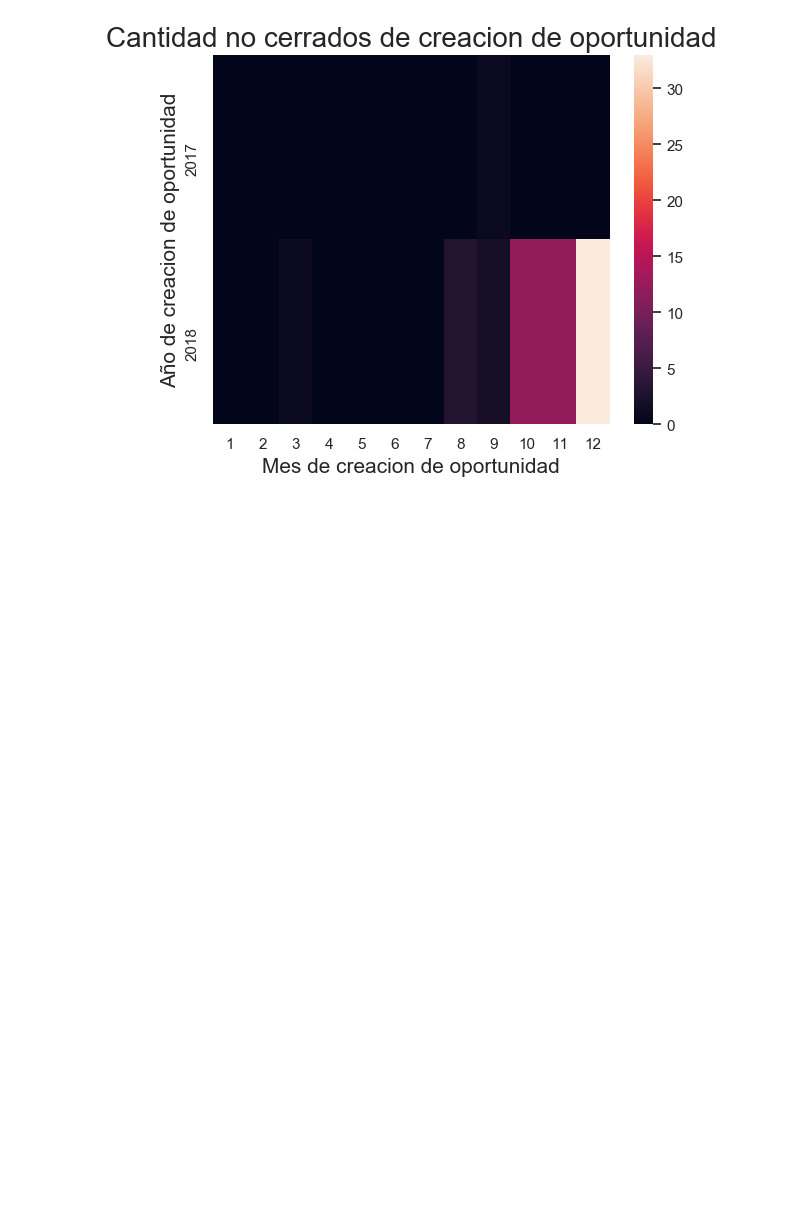
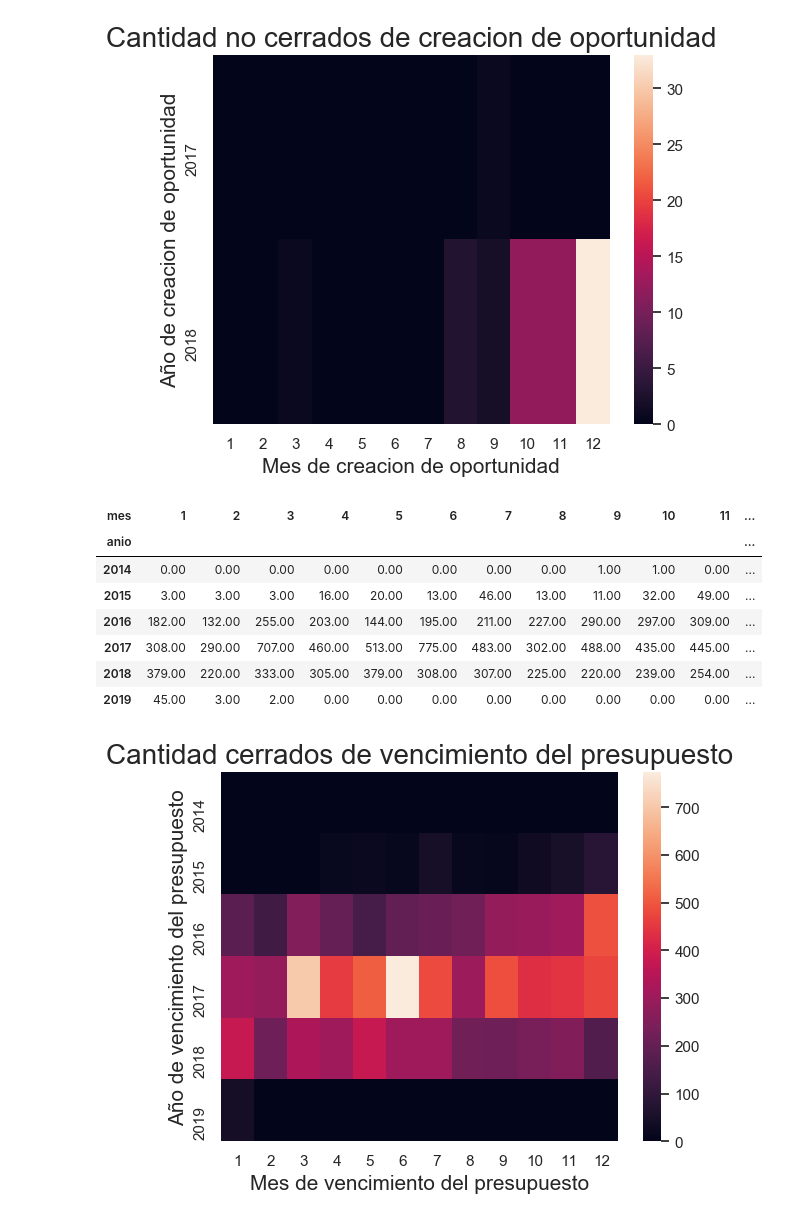
Before and after one commit to GIBelletti/TP1-datos, a Jupyter notebook: TP1.ipynb, the cells around one changed output. Drawn from its saved outputs; the diff is of its cells as text; code cells hidden in the pictures; blank space fills up the shorter version.

```diff
--- a/TP1.ipynb
+++ b/TP1.ipynb
@@ -130,13 +130,13 @@ def establecerTipos(df):
     listaDeColumnasBooleanas = ['Pricing, Delivery_Terms_Quote_Appr','Pricing, Delivery_Terms_Approved','Bureaucratic_Code_0_Approval','Bureaucratic_Code_0_Approved']
     convertirATipo(df,listaDeColumnasBooleanas,'bool')
     #categoricas
-    listaDeColumnasBooleanas = ['Region','Territory','Bureaucratic_Code','Source','Billing_Country','Account_Name','Opportunity_Name']
-    convertirATipo(df,listaDeColumnasBooleanas,'category')
+    listaDeColumnasCategoricas = ['Product_Category_B','Prod_Category_A','Product_Family','Region','Territory','Bureaucratic_Code','Source','Billing_Country','Account_Name','Opportunity_Name']
+    convertirATipo(df,listaDeColumnasCategoricas,'category')
     return df
 
 def preparacionDelDataFrame(df):
     df = establecerTipos(df)
-    df['Closed'] = df['Stage'].replace({'Closed Won': 1, 'Closed Lost': 1, 'Negotiation':0,'Proposal':0,'Qualification':0})
+    df['Closed'] = df['Stage'].replace({'Closed Won': True, 'Closed Lost': True, 'Negotiation':False,'Proposal':False,'Qualification':False})
     df['Closed'].value_counts()
     return df
 
@@ -267,3 +267,17 @@ data.head(10)
 | 2017 | 0.00 | 0.00 | 0.00 | 0.00 | 0.00 | 0.00 | 0.00 | 0.00 | 1.00 | 0.00 | 0.00 | ... |
 | 2018 | 0.00 | 0.00 | 1.00 | 0.00 | 0.00 | 0.00 | 0.00 | 3.00 | 2.00 | 12.00 | 12.00 | ... |
 [figure]
+# %%
+data = cantidadDeTipoDeStagePorTiempo(entrenamiento,'Quote_Expiry_Date')
+graficarTipoDeStagePorTiempo(data,"vencimiento del presupuesto")
+data.head(10)
+# %% [output]
+| mes | 1 | 2 | 3 | 4 | 5 | 6 | 7 | 8 | 9 | 10 | 11 | ... |
+| anio |  |  |  |  |  |  |  |  |  |  |  | ... |
+| 2014 | 0.00 | 0.00 | 0.00 | 0.00 | 0.00 | 0.00 | 0.00 | 0.00 | 1.00 | 1.00 | 0.00 | ... |
+| 2015 | 3.00 | 3.00 | 3.00 | 16.00 | 20.00 | 13.00 | 46.00 | 13.00 | 11.00 | 32.00 | 49.00 | ... |
+| 2016 | 182.00 | 132.00 | 255.00 | 203.00 | 144.00 | 195.00 | 211.00 | 227.00 | 290.00 | 297.00 | 309.00 | ... |
+| 2017 | 308.00 | 290.00 | 707.00 | 460.00 | 513.00 | 775.00 | 483.00 | 302.00 | 488.00 | 435.00 | 445.00 | ... |
+| 2018 | 379.00 | 220.00 | 333.00 | 305.00 | 379.00 | 308.00 | 307.00 | 225.00 | 220.00 | 239.00 | 254.00 | ... |
+| 2019 | 45.00 | 3.00 | 2.00 | 0.00 | 0.00 | 0.00 | 0.00 | 0.00 | 0.00 | 0.00 | 0.00 | ... |
+[figure, added]
```
Also changed, not shown: parts of 2 cells of this notebook.
